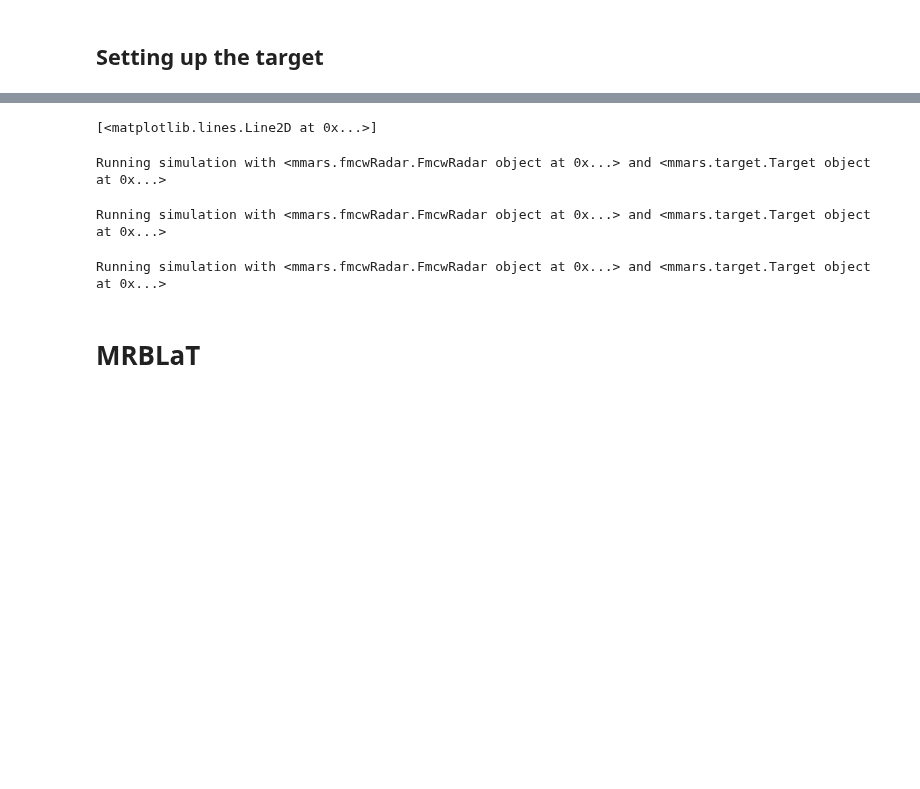
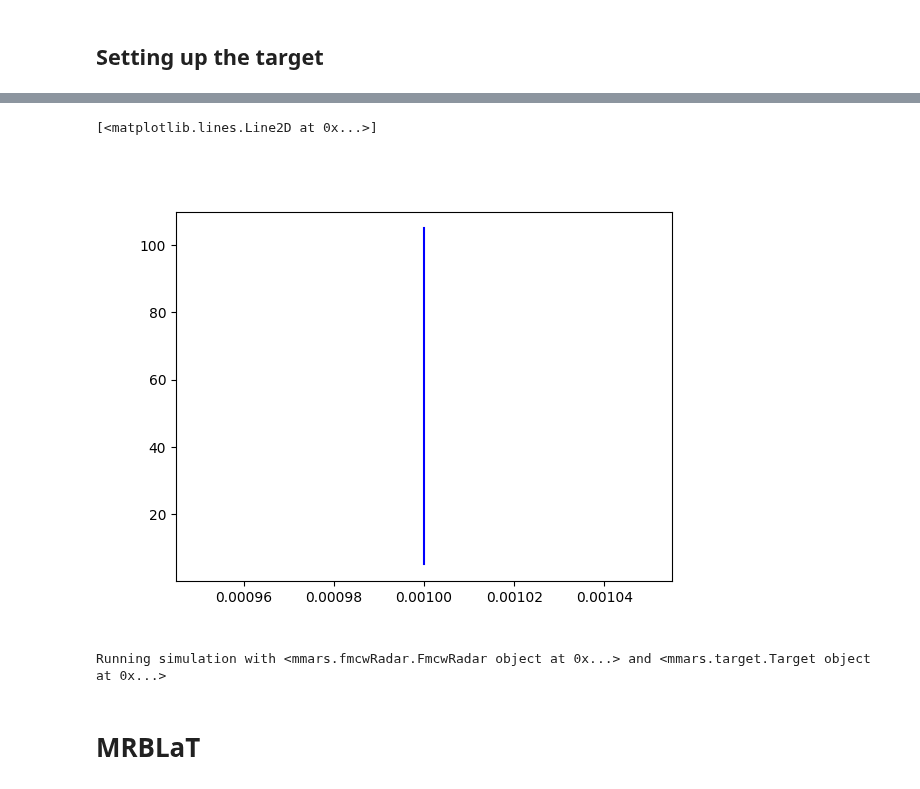
Before and after one commit to RHIMMELAND/MMARS, a Jupyter notebook: examples/MRBLaT_test.ipynb, the cells around one changed output, grey strips where cells are left out. Drawn from its saved outputs; the diff is of its cells as text; code cells hidden in the pictures; blank space fills up the shorter version.

```diff
--- a/examples/MRBLaT_test.ipynb
+++ b/examples/MRBLaT_test.ipynb
@@ -43,18 +64,18 @@ mrblatcomp = mmars.MRBLaT_Functions(radar_model_1.get_parameters)
 # %%
+plt.figure()
 plt.plot(target_ground_truth[0], target_ground_truth[1], label="Ground Truth", color="blue")
 # %% [output]
 [<matplotlib.lines.Line2D at 0x...>]
+[figure, added]
 # %%
 simulation_data_1 = mmars.Simulation(radar_model_1, target_model_1)
-simulation_data_2 = mmars.Simulation(radar_model_2, target_model_1)
-simulation_data_3 = mmars.Simulation(radar_model_3, target_model_1)
+#simulation_data_2 = mmars.Simulation(radar_model_2, target_model_1)
+#simulation_data_3 = mmars.Simulation(radar_model_3, target_model_1)
 
 simulation_data_1.run()
-simulation_data_2.run()
-simulation_data_3.run()
+#simulation_data_2.run()
+#simulation_data_3.run()
 # %% [output]
 Running simulation with <mmars.fmcwRadar.FmcwRadar object at 0x...> and <mmars.target.Target object at 0x...>
-Running simulation with <mmars.fmcwRadar.FmcwRadar object at 0x...> and <mmars.target.Target object at 0x...>
-Running simulation with <mmars.fmcwRadar.FmcwRadar object at 0x...> and <mmars.target.Target object at 0x...>
 # %%
 sim_data_1 = simulation_data_1.get_data()
```
Also changed, not shown: parts of 15 cells of this notebook, 2 other files.
